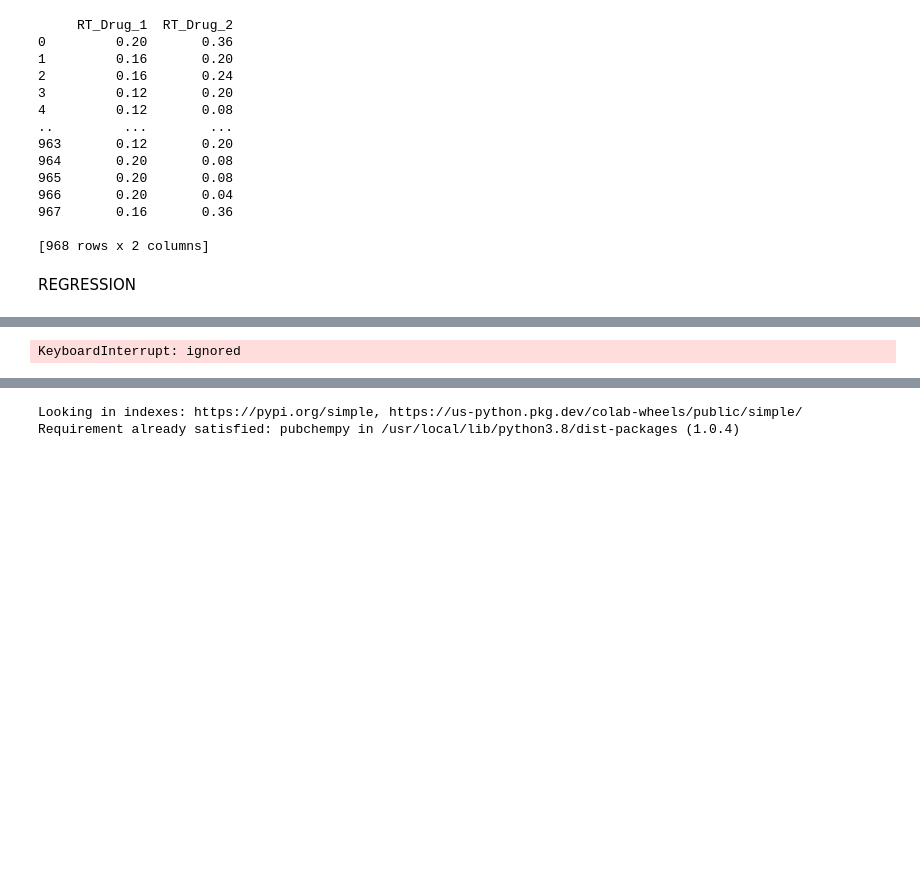
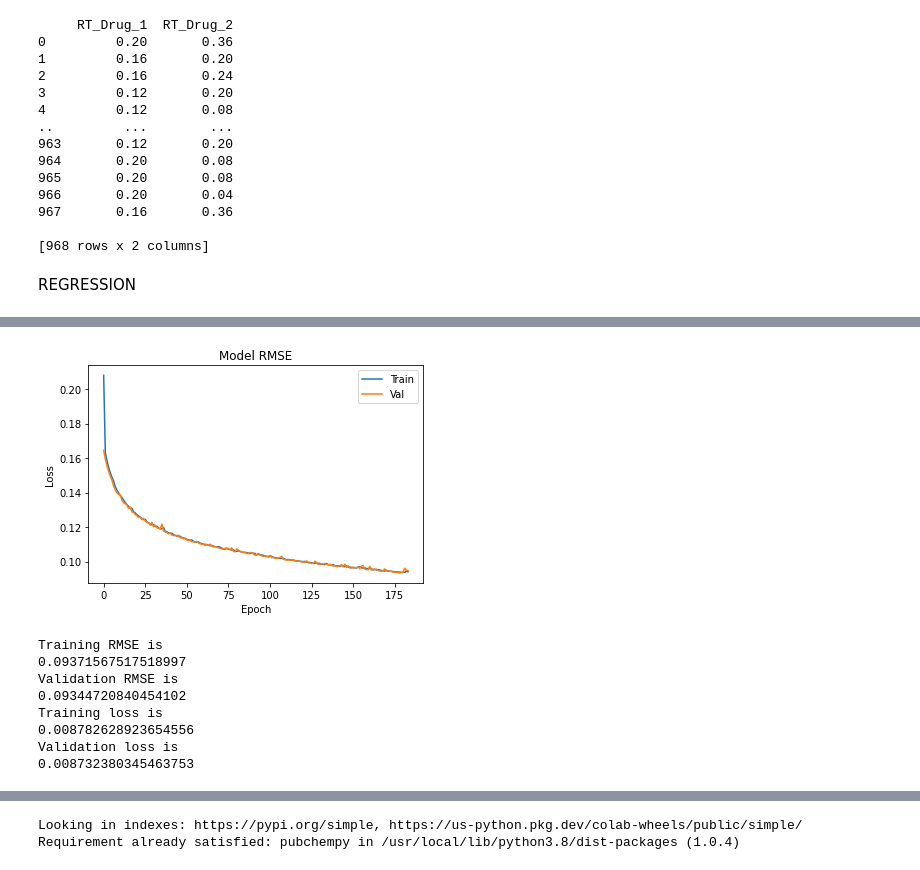
Before and after one commit to Swayamprakashpatel/HPLC, a Jupyter notebook: HPLC.ipynb, the cells around one changed output, grey strips where cells are left out. Saved outputs shown, nothing was run; the diff lists cells and outputs as text; code cells hidden in the pictures; blank space fills up the shorter version.

```diff
--- a/HPLC.ipynb
+++ b/HPLC.ipynb
@@ -78,7 +78,7 @@ Y_test = np.asarray(Y_test).astype(np.int64)
 filepath = '/content/drive/My Drive/HPLC_NUM.hdf5'
 
 checkpoint = [tf.keras.callbacks.ModelCheckpoint(filepath, monitor='val_root_mean_squared_error', mode='min', save_best_only=True, Save_weights_only = False, verbose = 2),
-              tf.keras.callbacks.EarlyStopping(monitor='val_root_mean_squared_error', patience=75, verbose =2)]
+              tf.keras.callbacks.EarlyStopping(monitor='val_root_mean_squared_error', patience=5, verbose =2)]
 output_nodes = Y.shape[1]
 print(output_nodes)
 
@@ -89,8 +89,8 @@ model = tf.keras.Sequential([
                              tf.keras.layers.Dense(512, activation='relu'),
                              tf.keras.layers.Dense(output_nodes, activation ='relu')])
 
-model.compile(optimizer=tf.keras.optimizers.Adadelta(learning_rate = 0.8), loss=tf.keras.losses.MeanSquaredError(), metrics=[tf.keras.metrics.RootMeanSquaredError()])
-hist = model.fit(X, Y, epochs= 10000, callbacks=[checkpoint],validation_data=(X, Y), batch_size= None)
+model.compile(optimizer=tf.keras.optimizers.SGD(learning_rate = 0.02), loss=tf.keras.losses.MeanSquaredError(), metrics=[tf.keras.metrics.RootMeanSquaredError()])
+hist = model.fit(X, Y, epochs= 10000, callbacks=[checkpoint],validation_data=(X, Y), batch_size= 300)
 model.evaluate(X_test, Y_test)
 
 # Error Graph
@@ -137,4 +137,12 @@ Epoch 10/10000
+[figure, added]
-KeyboardInterrupt: ignored
+Training RMSE is
+0.09371567517518997
+Validation RMSE is
+0.09344720840454102
+Training loss is
+0.008782628923654556
+Validation loss is
+0.008732380345463753
 # %%
 # Error Graph
 from matplotlib import pyplot as plt
```
Also changed, not shown: parts of 3 cells of this notebook.
